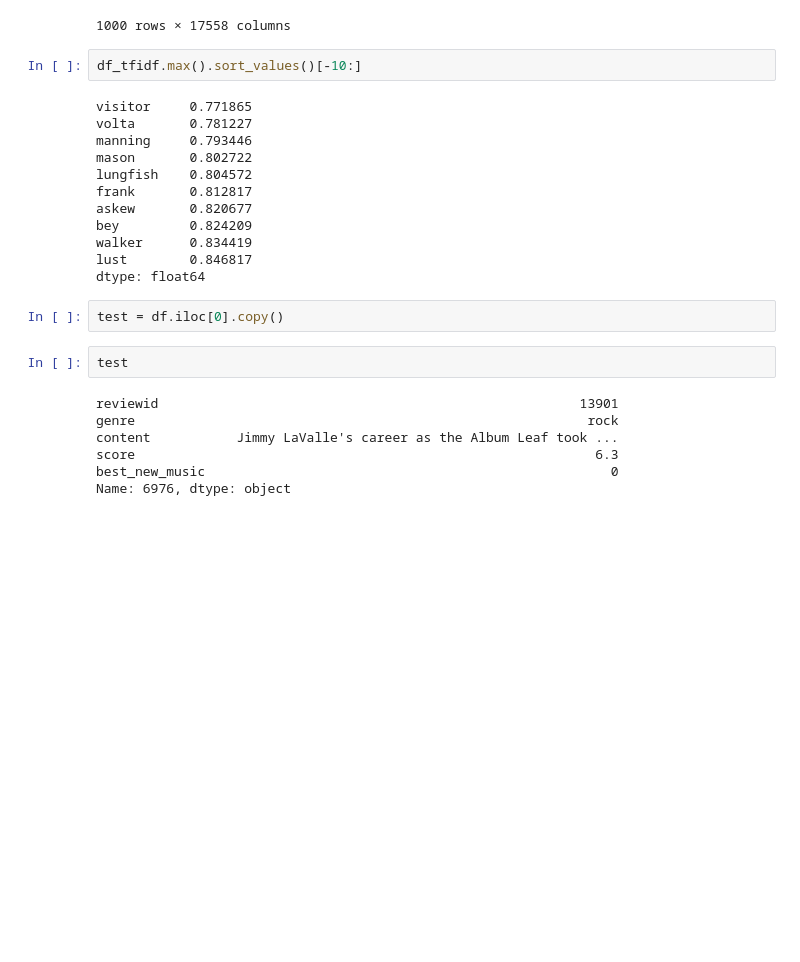
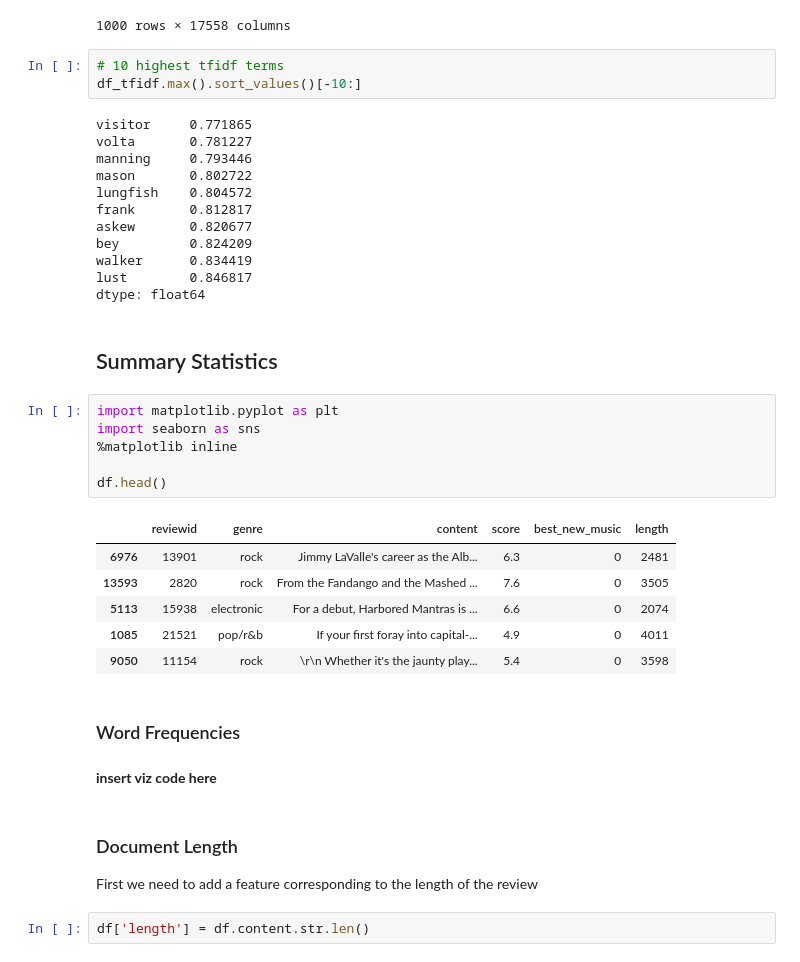
Before and after one commit to ncmatson/SMU_ML_Labs, a Jupyter notebook: 02smuml_lab/lab2.ipynb, the cells around one changed output. Cells and saved outputs as stored; diff of their text form; blank space fills up the shorter version.

```diff
--- a/02smuml_lab/lab2.ipynb
+++ b/02smuml_lab/lab2.ipynb
@@ -272,6 +276,7 @@ df_tfidf.head()
 | 999 | 0.0 | 0.000000 | 0.0 | 0.0 | 0.0 | 0.0 | 0.0 | 0.0 | 0.0 | 0.0 | ... | ... |
 1000 rows × 17558 columns
 # %%
+# 10 highest tfidf terms
 df_tfidf.max().sort_values()[-10:]
 # %% [output]
 visitor     0.771865
@@ -285,14 +290,27 @@ bey         0.824209
 walker      0.834419
 lust        0.846817
 dtype: float64
-# %%
-test = df.iloc[0].copy()
-# %%
-test
-# %% [output]
-reviewid                                                      13901
-genre                                                          rock
-content           Jimmy LaValle's career as the Album Leaf took ...
-score                                                           6.3
-best_new_music                                                    0
-Name: 6976, dtype: object
+# %% [markdown]
+## Summary Statistics
+# %%
+import matplotlib.pyplot as plt
+import seaborn as sns
+%matplotlib inline
+
+df.head()
+# %% [output]
+|  | reviewid | genre | content | score | best_new_music | length |
+| 6976 | 13901 | rock | Jimmy LaValle's career as the Alb... | 6.3 | 0 | 2481 |
+| 13593 | 2820 | rock | From the Fandango and the Mashed ... | 7.6 | 0 | 3505 |
+| 5113 | 15938 | electronic | For a debut, Harbored Mantras is ... | 6.6 | 0 | 2074 |
+| 1085 | 21521 | pop/r&b | If your first foray into capital-... | 4.9 | 0 | 4011 |
+| 9050 | 11154 | rock | \r\n Whether it's the jaunty play... | 5.4 | 0 | 3598 |
+# %% [markdown]
+### Word Frequencies
+# %% [markdown]
+**insert viz code here**
+# %% [markdown]
+### Document Length
+First we need to add a feature corresponding to the length of the review
+# %%
+df['length'] = df.content.str.len()
```
Also changed, not shown: parts of 15 cells of this notebook.
